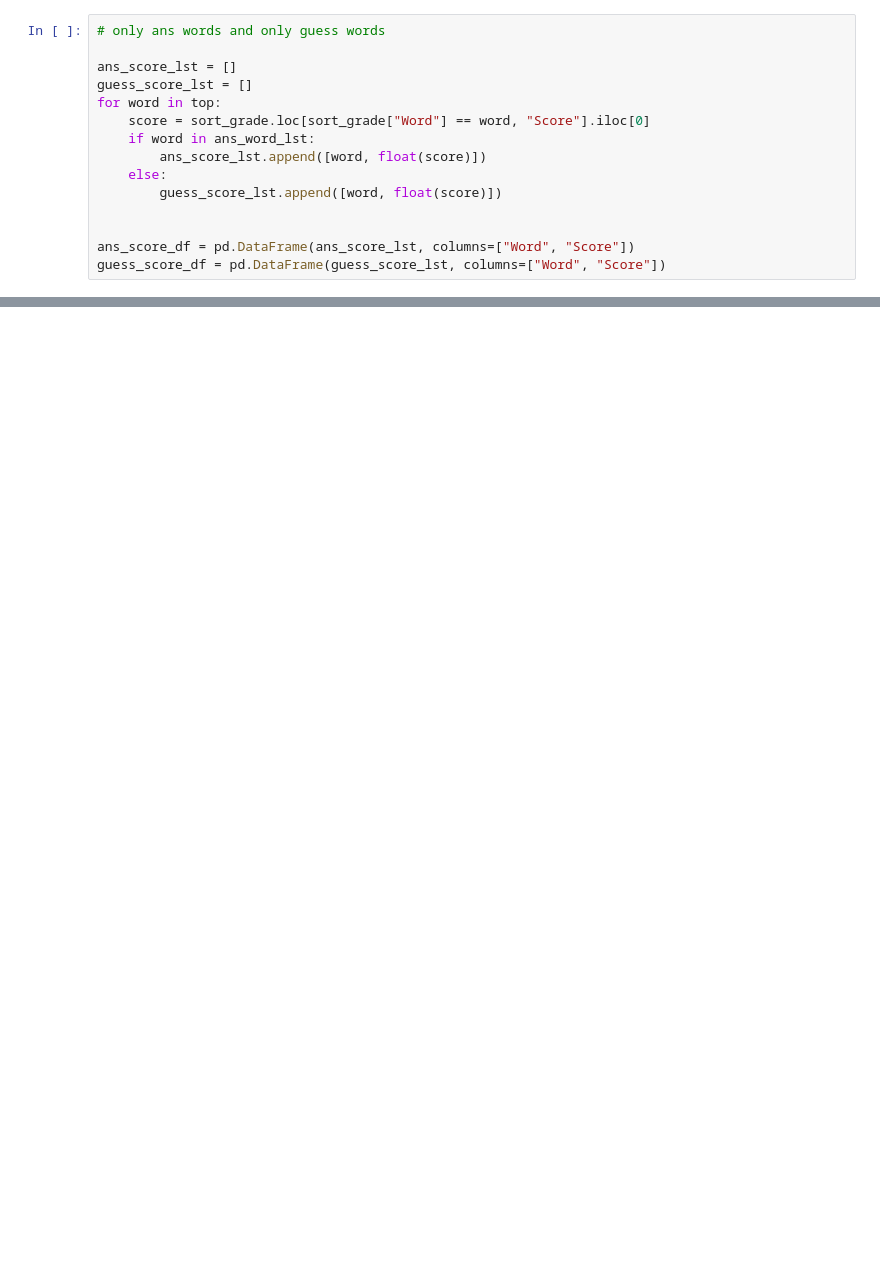
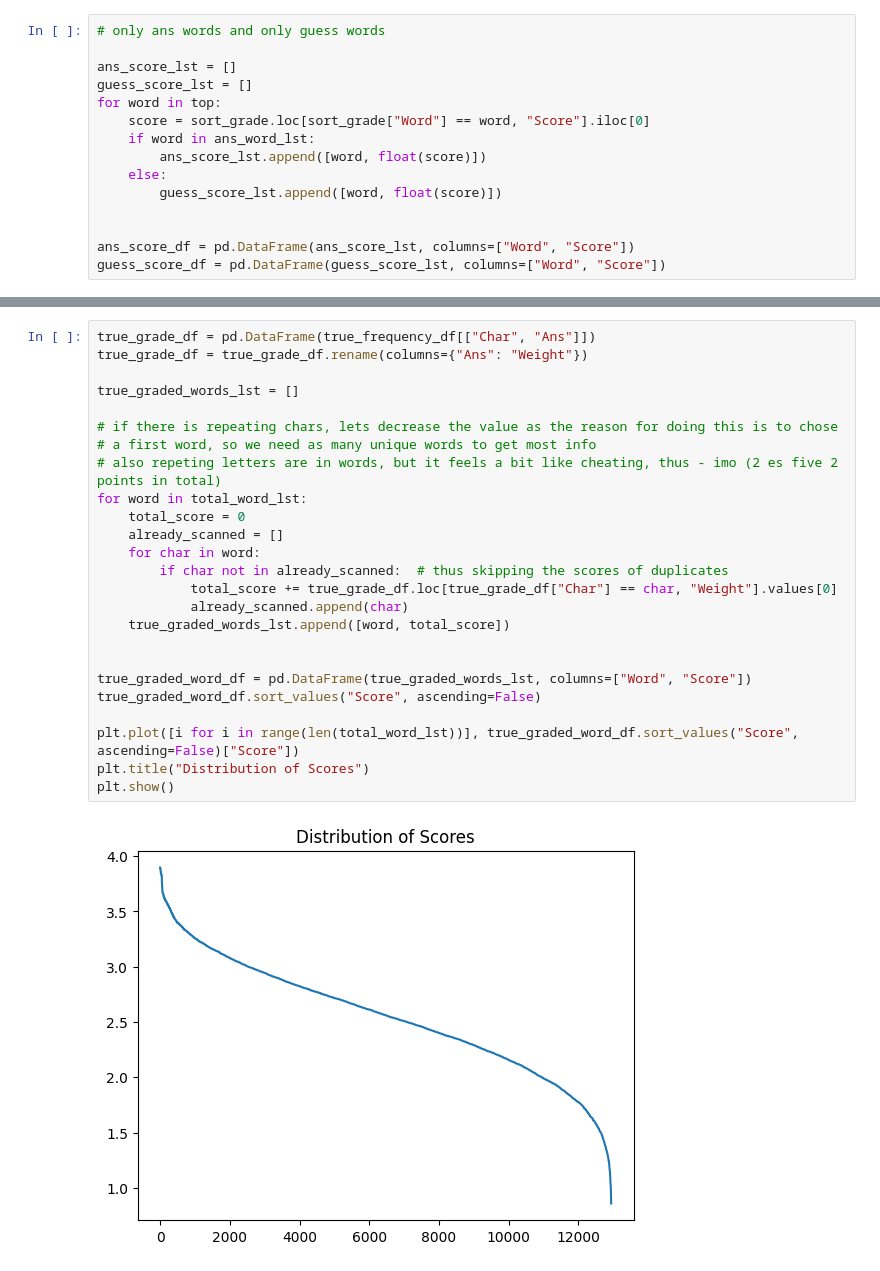
Before and after one commit to ayashrath/wordle, a Jupyter notebook: wordle-investigate.ipynb, the cells around one changed output, grey strips where cells are left out. Saved outputs shown, nothing was run; the diff lists cells and outputs as text; blank space fills up the shorter version.

```diff
--- a/wordle-investigate.ipynb
+++ b/wordle-investigate.ipynb
@@ -306,0 +391,27 @@ guess_score_df.to_csv("nyt-word-score-guess-list-ans-weighted.csv", index=False)
+# %%
+true_grade_df = pd.DataFrame(true_frequency_df[["Char", "Ans"]])
+true_grade_df = true_grade_df.rename(columns={"Ans": "Weight"})
+
+true_graded_words_lst = []
+
+# if there is repeating chars, lets decrease the value as the reason for doing this is to chose
+# a first word, so we need as many unique words to get most info
+# also repeting letters are in words, but it feels a bit like cheating, thus - imo (2 es five 2 points in total)
+for word in total_word_lst:
+    total_score = 0
+    already_scanned = []
+    for char in word:
+        if char not in already_scanned:  # thus skipping the scores of duplicates
+            total_score += true_grade_df.loc[true_grade_df["Char"] == char, "Weight"].values[0]
+            already_scanned.append(char)
+    true_graded_words_lst.append([word, total_score])
+
+
+true_graded_word_df = pd.DataFrame(true_graded_words_lst, columns=["Word", "Score"])
+true_graded_word_df.sort_values("Score", ascending=False)
+
+plt.plot([i for i in range(len(total_word_lst))], true_graded_word_df.sort_values("Score", ascending=False)["Score"])
+plt.title("Distribution of Scores")
+plt.show()
+# %% [output]
+[figure, added]
```
Also changed, not shown: parts of 10 cells of this notebook, 3 other files.
